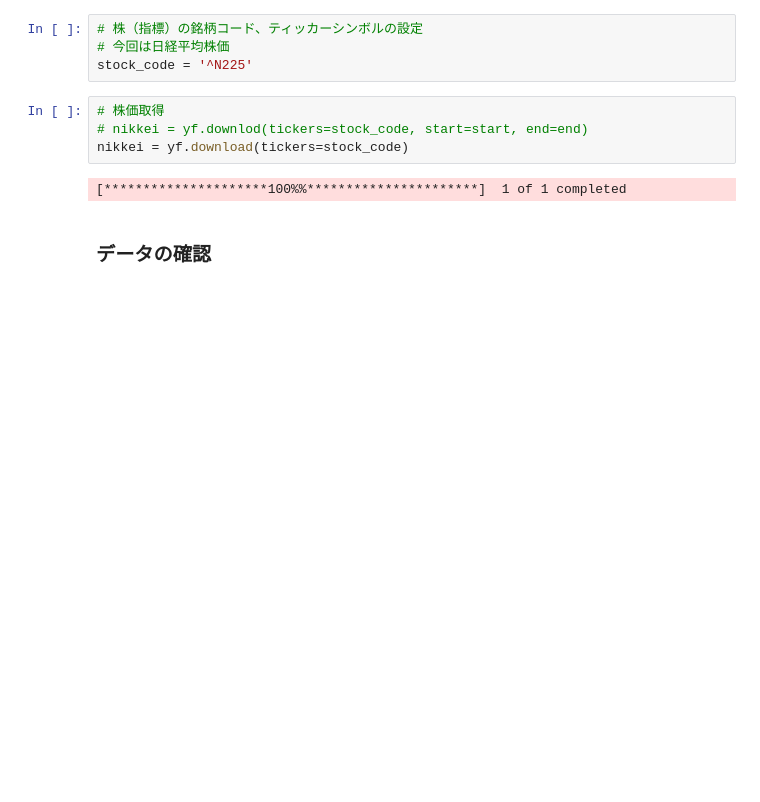
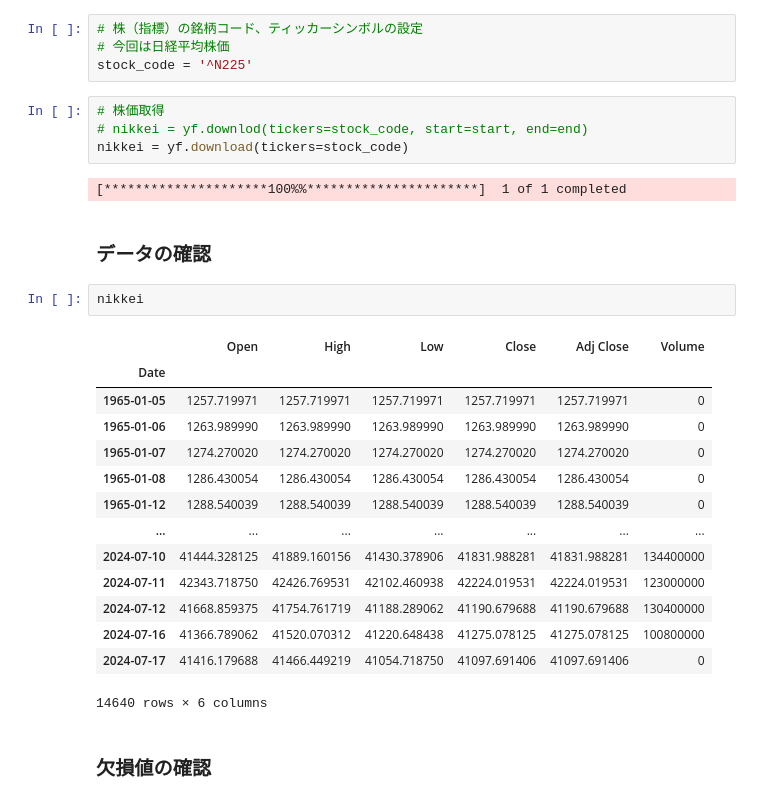
Before and after one commit to 06yako14/stock-prediction, a Jupyter notebook: TimeSeriesModels.ipynb, the cells around one changed output. Cells and saved outputs as stored; diff of their text form; blank space fills up the shorter version.

```diff
--- a/TimeSeriesModels.ipynb
+++ b/TimeSeriesModels.ipynb
@@ -50,3 +63,22 @@ nikkei = yf.download(tickers=stock_code)
 [*********************100%%**********************]  1 of 1 completed
 # %% [markdown]
 ### データの確認
+# %%
+nikkei
+# %% [output]
+|  | Open | High | Low | Close | Adj Close | Volume |
+| Date |  |  |  |  |  |  |
+| 1965-01-05 | 1257.719971 | 1257.719971 | 1257.719971 | 1257.719971 | 1257.719971 | 0 |
+| 1965-01-06 | 1263.989990 | 1263.989990 | 1263.989990 | 1263.989990 | 1263.989990 | 0 |
+| 1965-01-07 | 1274.270020 | 1274.270020 | 1274.270020 | 1274.270020 | 1274.270020 | 0 |
+| 1965-01-08 | 1286.430054 | 1286.430054 | 1286.430054 | 1286.430054 | 1286.430054 | 0 |
+| 1965-01-12 | 1288.540039 | 1288.540039 | 1288.540039 | 1288.540039 | 1288.540039 | 0 |
+| ... | ... | ... | ... | ... | ... | ... |
+| 2024-07-10 | 41444.328125 | 41889.160156 | 41430.378906 | 41831.988281 | 41831.988281 | 134400000 |
+| 2024-07-11 | 42343.718750 | 42426.769531 | 42102.460938 | 42224.019531 | 42224.019531 | 123000000 |
+| 2024-07-12 | 41668.859375 | 41754.761719 | 41188.289062 | 41190.679688 | 41190.679688 | 130400000 |
+| 2024-07-16 | 41366.789062 | 41520.070312 | 41220.648438 | 41275.078125 | 41275.078125 | 100800000 |
+| 2024-07-17 | 41416.179688 | 41466.449219 | 41054.718750 | 41097.691406 | 41097.691406 | 0 |
+14640 rows × 6 columns
+# %% [markdown]
+### 欠損値の確認
```
Also changed, not shown: parts of 10 cells of this notebook.
